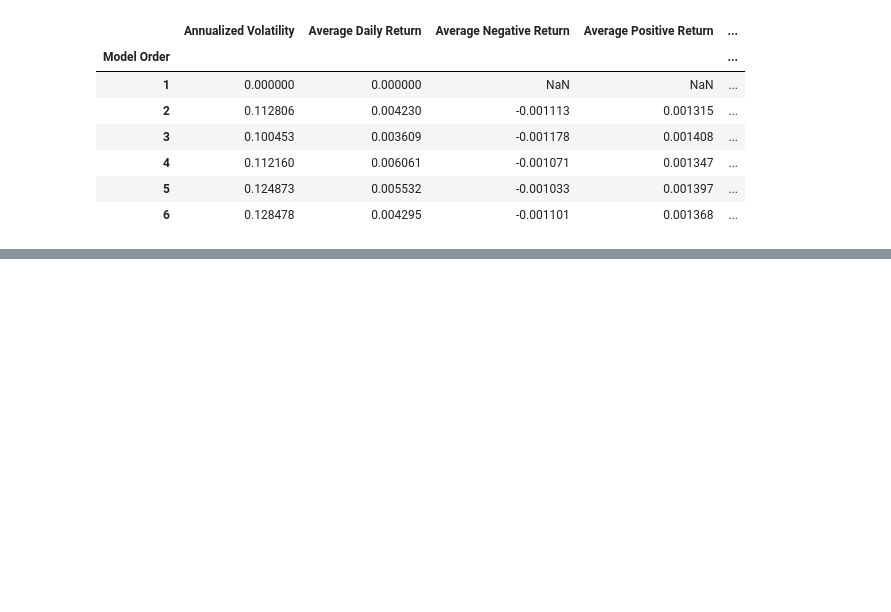
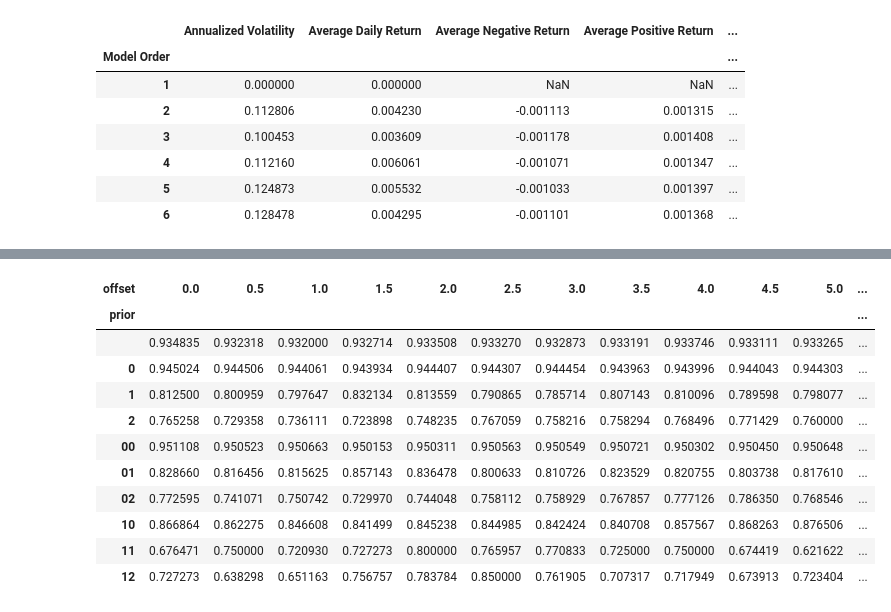
Before and after one commit to dechang227/QishiQR, a Jupyter notebook: Backtesting/Vectorized/Demo_Backtest.ipynb, the cells around one changed output, grey strips where cells are left out. Drawn from its saved outputs; the diff is of its cells as text; code cells hidden in the pictures; blank space fills up the shorter version.

```diff
--- a/Backtesting/Vectorized/Demo_Backtest.ipynb
+++ b/Backtesting/Vectorized/Demo_Backtest.ipynb
@@ -115,0 +151,15 @@ tester_ensemble.performance
+# %%
+merged_tables.head(n=10)
+# %% [output]
+| offset | 0.0 | 0.5 | 1.0 | 1.5 | 2.0 | 2.5 | 3.0 | 3.5 | 4.0 | 4.5 | 5.0 | ... |
+| prior |  |  |  |  |  |  |  |  |  |  |  | ... |
+|  | 0.934835 | 0.932318 | 0.932000 | 0.932714 | 0.933508 | 0.933270 | 0.932873 | 0.933191 | 0.933746 | 0.933111 | 0.933265 | ... |
+| 0 | 0.945024 | 0.944506 | 0.944061 | 0.943934 | 0.944407 | 0.944307 | 0.944454 | 0.943963 | 0.943996 | 0.944043 | 0.944303 | ... |
+| 1 | 0.812500 | 0.800959 | 0.797647 | 0.832134 | 0.813559 | 0.790865 | 0.785714 | 0.807143 | 0.810096 | 0.789598 | 0.798077 | ... |
+| 2 | 0.765258 | 0.729358 | 0.736111 | 0.723898 | 0.748235 | 0.767059 | 0.758216 | 0.758294 | 0.768496 | 0.771429 | 0.760000 | ... |
+| 00 | 0.951108 | 0.950523 | 0.950663 | 0.950153 | 0.950311 | 0.950563 | 0.950549 | 0.950721 | 0.950302 | 0.950450 | 0.950648 | ... |
+| 01 | 0.828660 | 0.816456 | 0.815625 | 0.857143 | 0.836478 | 0.800633 | 0.810726 | 0.823529 | 0.820755 | 0.803738 | 0.817610 | ... |
+| 02 | 0.772595 | 0.741071 | 0.750742 | 0.729970 | 0.744048 | 0.758112 | 0.758929 | 0.767857 | 0.777126 | 0.786350 | 0.768546 | ... |
+| 10 | 0.866864 | 0.862275 | 0.846608 | 0.841499 | 0.845238 | 0.844985 | 0.842424 | 0.840708 | 0.857567 | 0.868263 | 0.876506 | ... |
+| 11 | 0.676471 | 0.750000 | 0.720930 | 0.727273 | 0.800000 | 0.765957 | 0.770833 | 0.725000 | 0.750000 | 0.674419 | 0.621622 | ... |
+| 12 | 0.727273 | 0.638298 | 0.651163 | 0.756757 | 0.783784 | 0.850000 | 0.761905 | 0.707317 | 0.717949 | 0.673913 | 0.723404 | ... |
```
Also changed, not shown: parts of 9 cells of this notebook, 3 other files.
